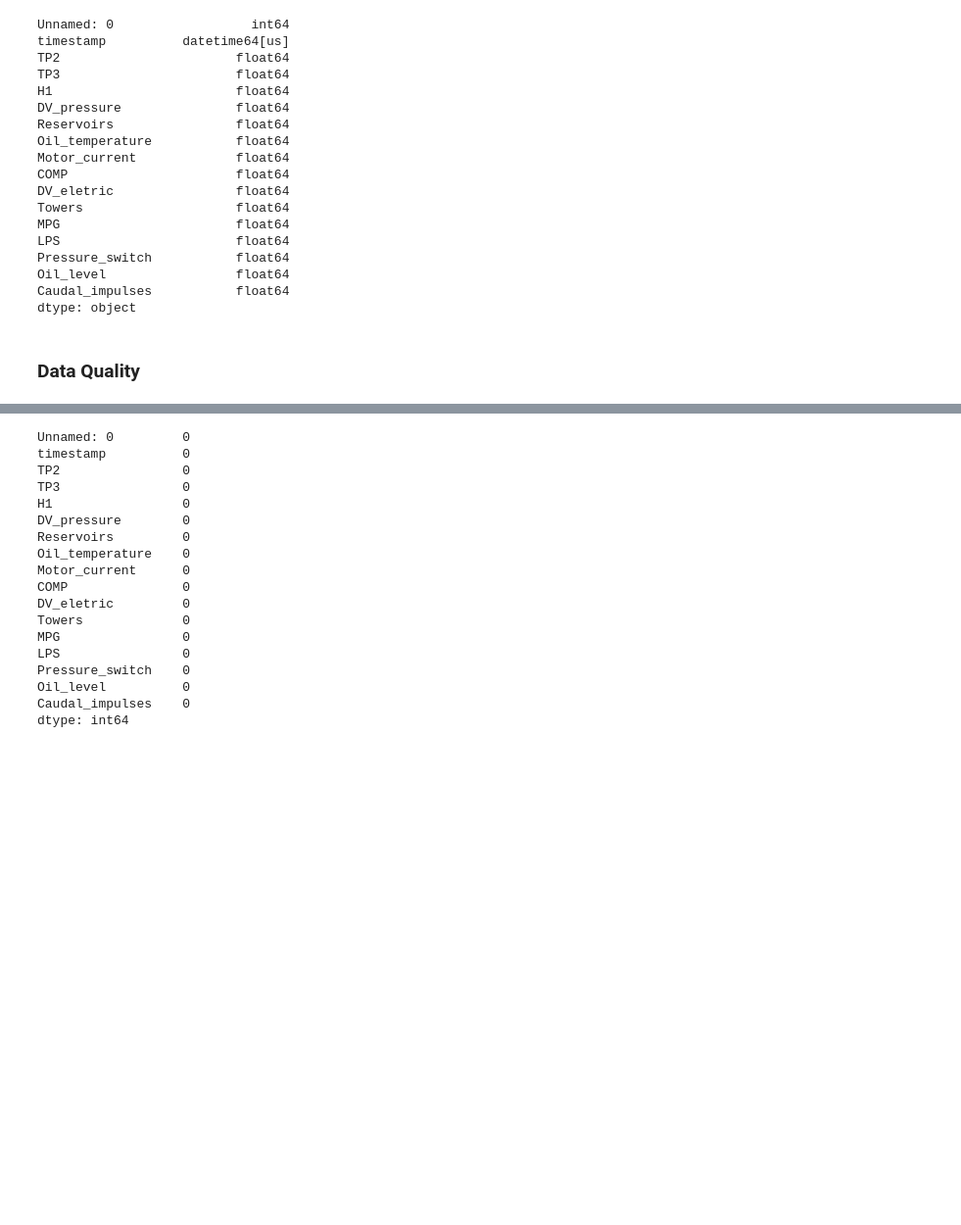
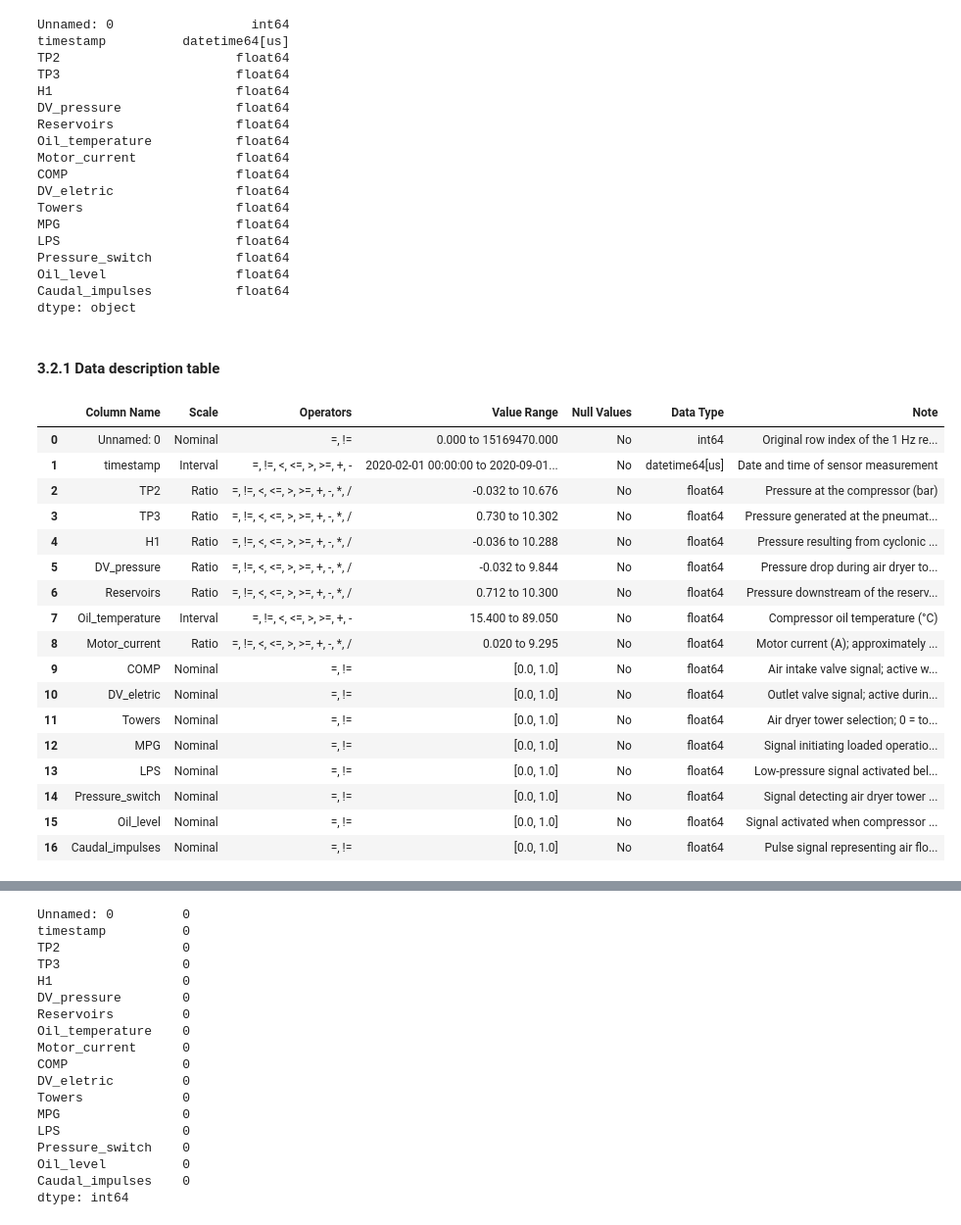
Before and after one commit to Agrima010/industrial-analytics-predictive-maintenance, a Jupyter notebook: MetroPT3_Data Exploratory Analysis.ipynb, the cells around one changed output, grey strips where cells are left out. Shown at 98% size. Cells and saved outputs as stored; diff of their text form; code cells hidden in the pictures; blank space fills up the shorter version.

```diff
--- a/MetroPT3_Data Exploratory Analysis.ipynb
+++ b/MetroPT3_Data Exploratory Analysis.ipynb
@@ -123,5 +153,5 @@ Pressure_switch           float64
 Oil_level                 float64
 Caudal_impulses           float64
 dtype: object
-# %% [markdown]
-### Data Quality
+# %% [markdown]
+#### 3.2.1 Data description table
@@ -127,0 +214,65 @@ dtype: object
+# %%
+#Creating the descriptive table
+rows = []
+
+for col in df.columns:
+    # Determine measurement scale
+    if col in nominal_columns:
+        scale = 'Nominal'
+        operators = '=, !='
+    elif col in interval_columns:
+        scale = 'Interval'
+        operators = '=, !=, <, <=, >, >=, +, -'
+    else:
+        scale = 'Ratio'
+        operators = '=, !=, <, <=, >, >=, +, -, *, /'
+
+    # Determine value range
+    if pd.api.types.is_datetime64_any_dtype(df[col]):
+        value_range = f"{df[col].min()} to {df[col].max()}"
+
+    elif col in nominal_columns and df[col].nunique() <= 10:
+        values = df[col].dropna().unique()
+        value_range = str(sorted(values.tolist()))
+
+    elif pd.api.types.is_numeric_dtype(df[col]):
+        value_range = f"{df[col].min():.3f} to {df[col].max():.3f}"
+
+    else:
+        value_range = f"{df[col].nunique()} unique values"
+
+    # Missing values
+    missing = df[col].isna().sum()
+
+    rows.append({
+        'Column Name': col,
+        'Scale': scale,
+        'Operators': operators,
+        'Value Range': value_range,
+        'Null Values': f"Yes ({missing})" if missing > 0 else "No",
+        'Data Type': str(df[col].dtype),
+        'Note': descriptions.get(col, 'Description to be added')
+    })
+
+data_description = pd.DataFrame(rows)
+
+display(data_description)
+# %% [output]
+|  | Column Name | Scale | Operators | Value Range | Null Values | Data Type | Note |
+| 0 | Unnamed: 0 | Nominal | =, != | 0.000 to 15169470.000 | No | int64 | Original row index of the 1 Hz re... |
+| 1 | timestamp | Interval | =, !=, <, <=, >, >=, +, - | 2020-02-01 00:00:00 to 2020-09-01... | No | datetime64[us] | Date and time of sensor measurement |
+| 2 | TP2 | Ratio | =, !=, <, <=, >, >=, +, -, *, / | -0.032 to 10.676 | No | float64 | Pressure at the compressor (bar) |
+| 3 | TP3 | Ratio | =, !=, <, <=, >, >=, +, -, *, / | 0.730 to 10.302 | No | float64 | Pressure generated at the pneumat... |
+| 4 | H1 | Ratio | =, !=, <, <=, >, >=, +, -, *, / | -0.036 to 10.288 | No | float64 | Pressure resulting from cyclonic ... |
+| 5 | DV_pressure | Ratio | =, !=, <, <=, >, >=, +, -, *, / | -0.032 to 9.844 | No | float64 | Pressure drop during air dryer to... |
+| 6 | Reservoirs | Ratio | =, !=, <, <=, >, >=, +, -, *, / | 0.712 to 10.300 | No | float64 | Pressure downstream of the reserv... |
+| 7 | Oil_temperature | Interval | =, !=, <, <=, >, >=, +, - | 15.400 to 89.050 | No | float64 | Compressor oil temperature (°C) |
+| 8 | Motor_current | Ratio | =, !=, <, <=, >, >=, +, -, *, / | 0.020 to 9.295 | No | float64 | Motor current (A); approximately ... |
+| 9 | COMP | Nominal | =, != | [0.0, 1.0] | No | float64 | Air intake valve signal; active w... |
+| 10 | DV_eletric | Nominal | =, != | [0.0, 1.0] | No | float64 | Outlet valve signal; active durin... |
+| 11 | Towers | Nominal | =, != | [0.0, 1.0] | No | float64 | Air dryer tower selection; 0 = to... |
+| 12 | MPG | Nominal | =, != | [0.0, 1.0] | No | float64 | Signal initiating loaded operatio... |
+| 13 | LPS | Nominal | =, != | [0.0, 1.0] | No | float64 | Low-pressure signal activated bel... |
+| 14 | Pressure_switch | Nominal | =, != | [0.0, 1.0] | No | float64 | Signal detecting air dryer tower ... |
+| 15 | Oil_level | Nominal | =, != | [0.0, 1.0] | No | float64 | Signal activated when compressor ... |
+| 16 | Caudal_impulses | Nominal | =, != | [0.0, 1.0] | No | float64 | Pulse signal representing air flo... |
```
Also changed, not shown: parts of 97 cells of this notebook, 1 other file.
